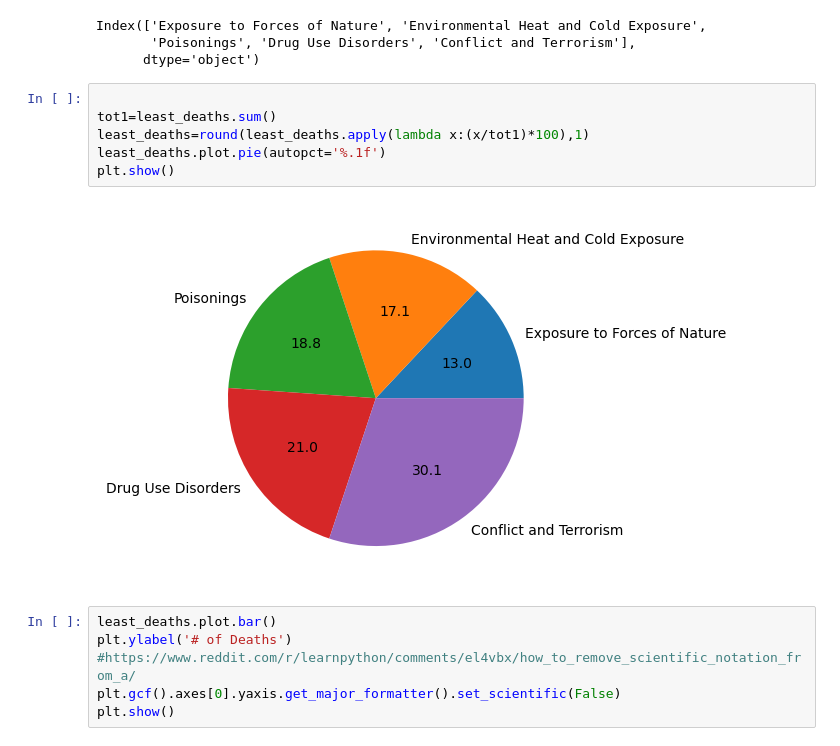
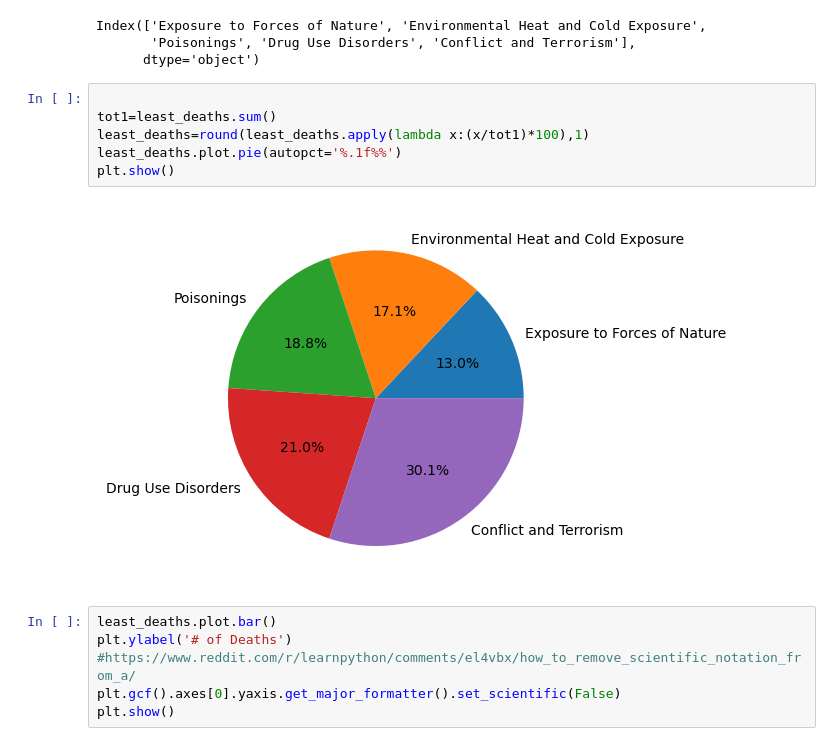
Before and after one commit to JoeyForgetabbait/Common-Causes-of-Death-, a Jupyter notebook: Cause of Death Analysis/CommonCausesofDeath.ipynb, the cells around one changed output. Saved outputs shown, nothing was run; the diff lists cells and outputs as text.

```diff
--- a/Cause of Death Analysis/CommonCausesofDeath.ipynb
+++ b/Cause of Death Analysis/CommonCausesofDeath.ipynb
@@ -173,11 +173,11 @@ Index(['Exposure to Forces of Nature', 'Environmental Heat and Cold Exposure',
 # %%
 
 tot1=least_deaths.sum()
 least_deaths=round(least_deaths.apply(lambda x:(x/tot1)*100),1)
-least_deaths.plot.pie(autopct='%.1f')
+least_deaths.plot.pie(autopct='%.1f%%')
 plt.show()
 # %% [output]
-[figure, old version]
+[figure, new version]
 # %%
 least_deaths.plot.bar()
 plt.ylabel('# of Deaths')
```
Also changed, not shown: parts of 1 cell of this notebook.
